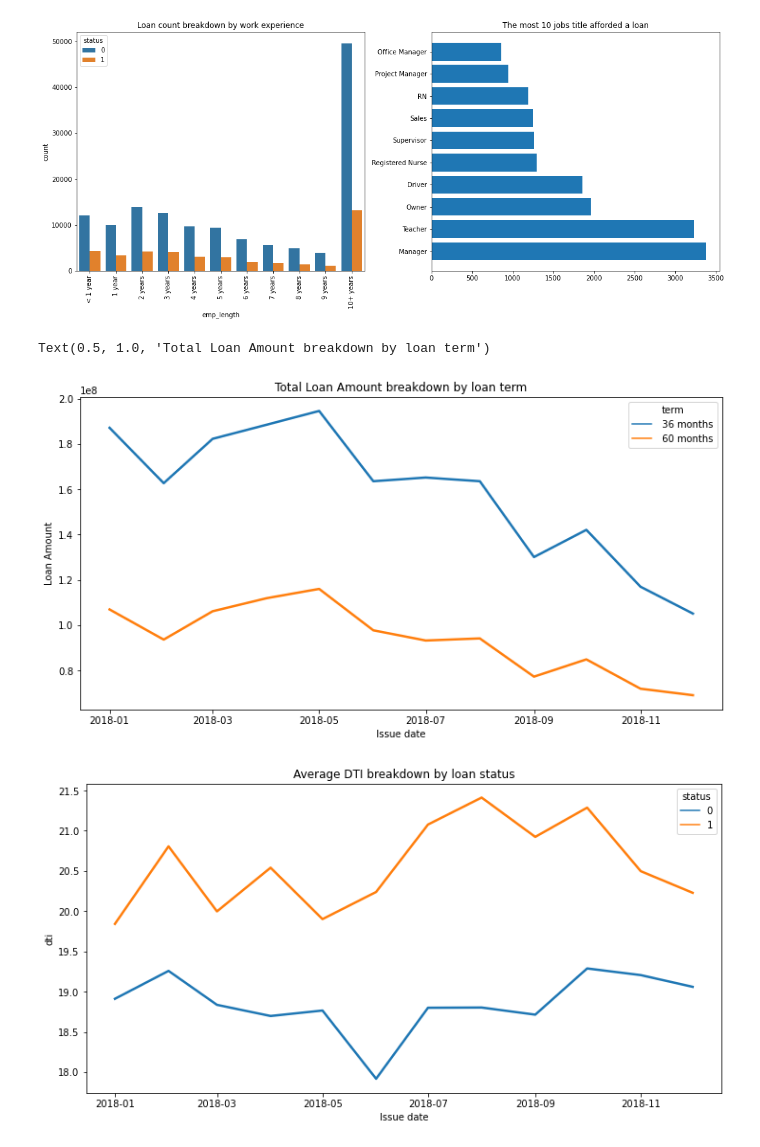
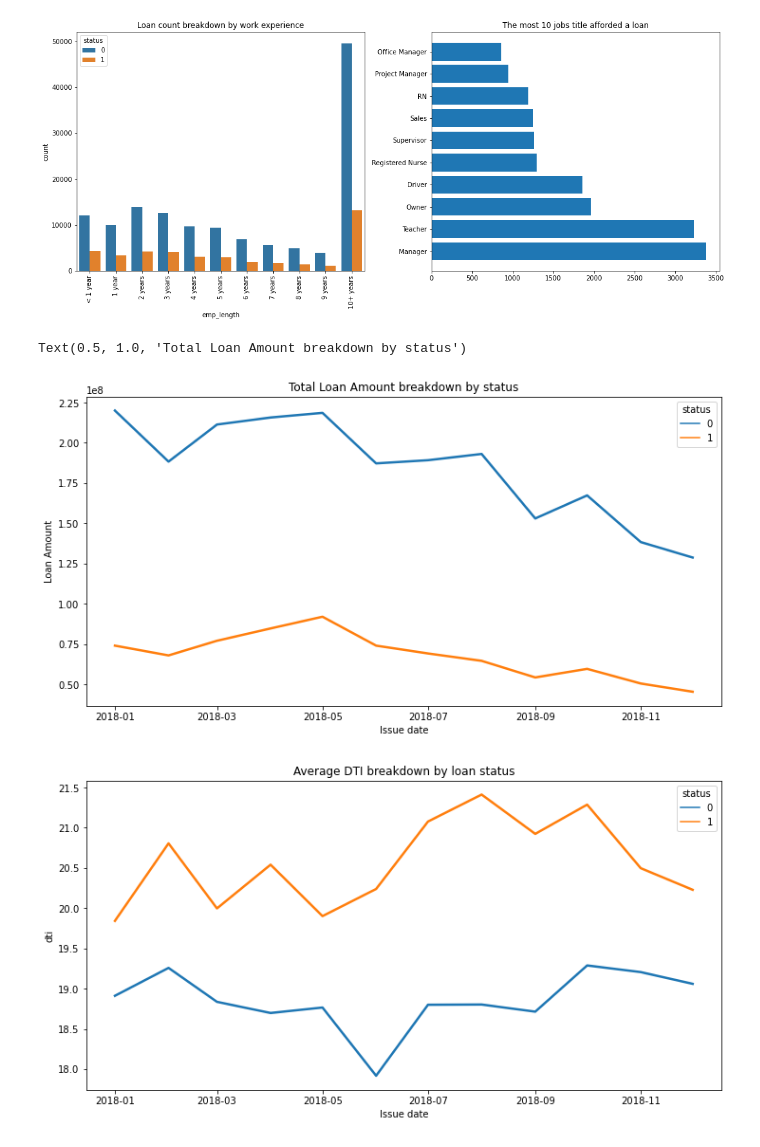
Before and after one commit to Jeryllchan88/DSIFCapstone, a Jupyter notebook: code/Capstone predicting loan default.ipynb, the cells around one changed output. Drawn from its saved outputs; the diff is of its cells as text; code cells hidden in the pictures.

```diff
--- a/code/Capstone predicting loan default.ipynb
+++ b/code/Capstone predicting loan default.ipynb
@@ -155,19 +156,19 @@ plt.tight_layout()
 [figure]
 # %%
 # plot loan amount time series
-yamnt = pd.DataFrame({'amount' : loans.groupby(['issue_d', 'term']).sum()['loan_amnt']}).reset_index()
+yamnt = pd.DataFrame({'amount' : loans.groupby(['issue_d', 'status']).sum()['loan_amnt']}).reset_index()
 
 plt.figure(figsize=(12,6))
 sns.lineplot(x="issue_d", y="amount",
-             hue="term",
+             hue="status",
             linewidth=2.5,
              data=yamnt)
 plt.xlabel('Issue date')
 plt.ylabel('Loan Amount')
-plt.title('Total Loan Amount breakdown by loan term')
+plt.title('Total Loan Amount breakdown by status')
 # %% [output]
-Text(0.5, 1.0, 'Total Loan Amount breakdown by loan term')
+Text(0.5, 1.0, 'Total Loan Amount breakdown by status')
-[figure, old version]
+[figure, new version]
 # %%
 # plot DTI time series breakdown by loan status
 yamnt = pd.DataFrame({'dti' : loans.groupby(['issue_d', 'status']).mean()['dti']}).reset_index()
```
Also changed, not shown: parts of 12 cells of this notebook, 5 other files.
